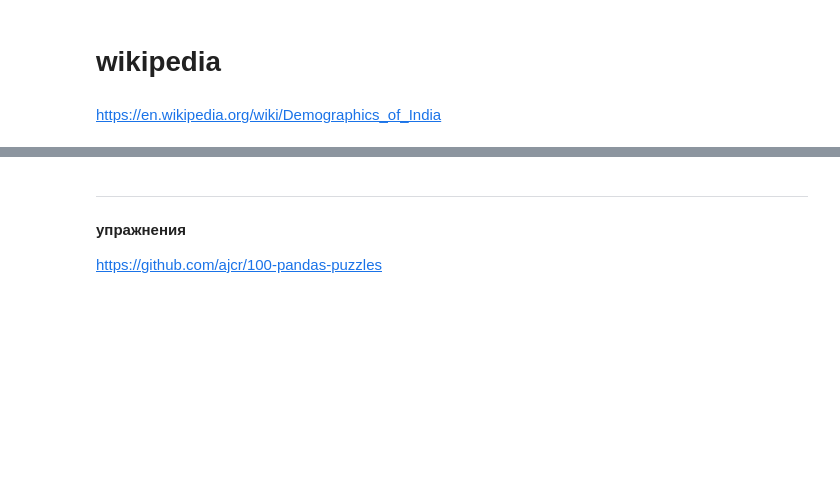
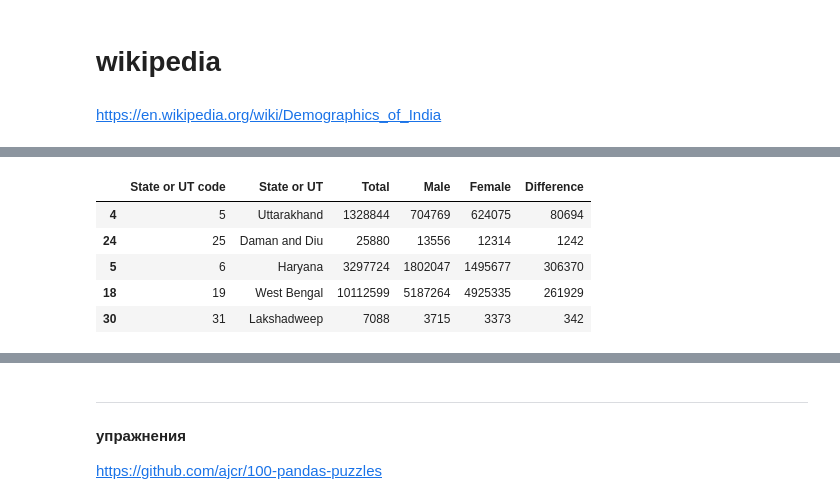
Before and after one commit to mechanoid5/ml_lectorium_2026_I, a Jupyter notebook: examples/03-ml-basic/03-pandas.ipynb, the cells around one changed output, grey strips where cells are left out. Cells and saved outputs as stored; diff of their text form; code cells hidden in the pictures; blank space fills up the shorter version.

```diff
--- a/examples/03-ml-basic/03-pandas.ipynb
+++ b/examples/03-ml-basic/03-pandas.ipynb
@@ -106,5 +112,12 @@ display( len(tables) )
 # %%
-# df = tables[18]
-df = tables[22]
-# df
+df = tables[24]
+#df = tables[22]
+display( df.sample(5) )
+# %% [output]
+|  | State or UT code | State or UT | Total | Male | Female | Difference |
+| 4 | 5 | Uttarakhand | 1328844 | 704769 | 624075 | 80694 |
+| 24 | 25 | Daman and Diu | 25880 | 13556 | 12314 | 1242 |
+| 5 | 6 | Haryana | 3297724 | 1802047 | 1495677 | 306370 |
+| 18 | 19 | West Bengal | 10112599 | 5187264 | 4925335 | 261929 |
+| 30 | 31 | Lakshadweep | 7088 | 3715 | 3373 | 342 |
 # %%
```
Also changed, not shown: parts of 13 cells of this notebook, 15 other files.
